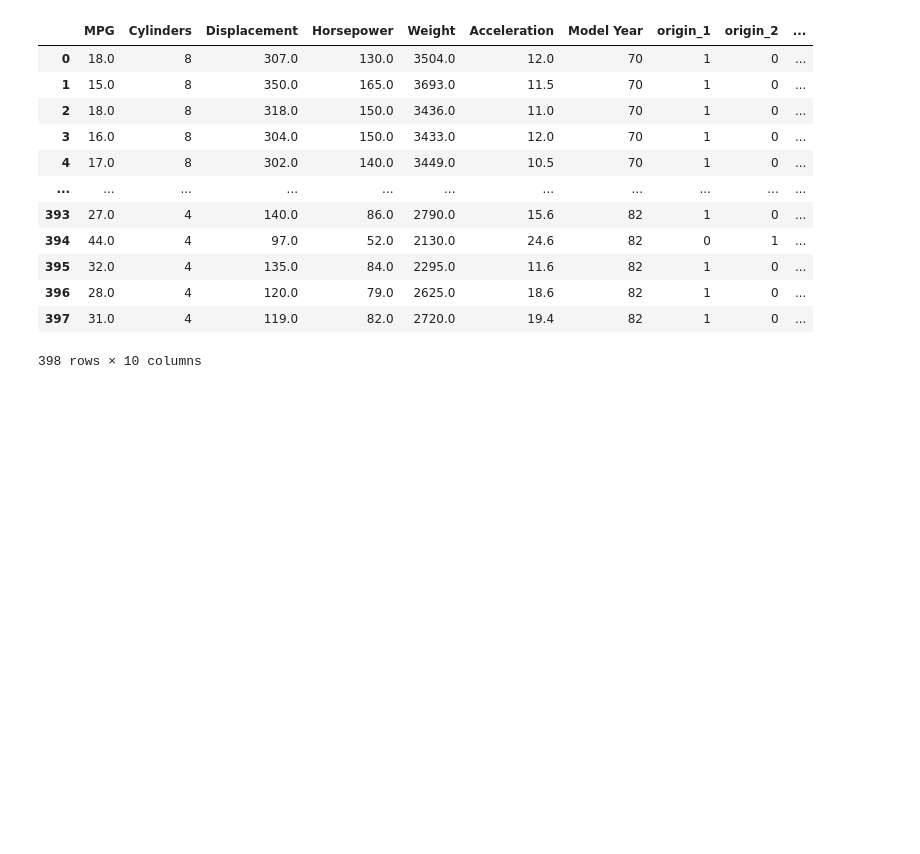
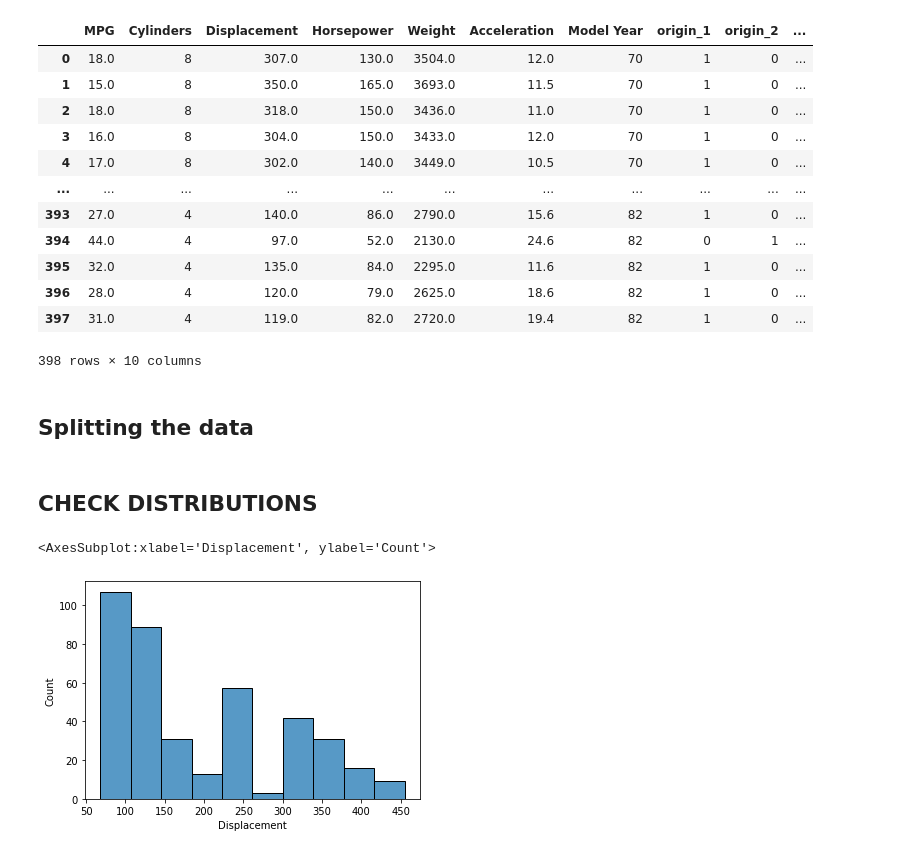
Before and after one commit to wajeehulhassanvii/computervision, a Jupyter notebook: notebooks/sdc_auto_mpg.ipynb, the cells around one changed output. Drawn from its saved outputs; the diff is of its cells as text; code cells hidden in the pictures; blank space fills up the shorter version.

```diff
--- a/notebooks/sdc_auto_mpg.ipynb
+++ b/notebooks/sdc_auto_mpg.ipynb
@@ -269,3 +275,12 @@ dataset
 | 396 | 28.0 | 4 | 120.0 | 79.0 | 2625.0 | 18.6 | 82 | 1 | 0 | ... |
 | 397 | 31.0 | 4 | 119.0 | 82.0 | 2720.0 | 19.4 | 82 | 1 | 0 | ... |
 398 rows × 10 columns
+# %% [markdown]
+## Splitting the data
+# %% [markdown]
+## CHECK DISTRIBUTIONS
+# %%
+sns.histplot(data=dataset, x=dataset.Displacement)
+# %% [output]
+<AxesSubplot:xlabel='Displacement', ylabel='Count'>
+[figure, added]
```
Also changed, not shown: parts of 49 cells of this notebook, 2 other files.
